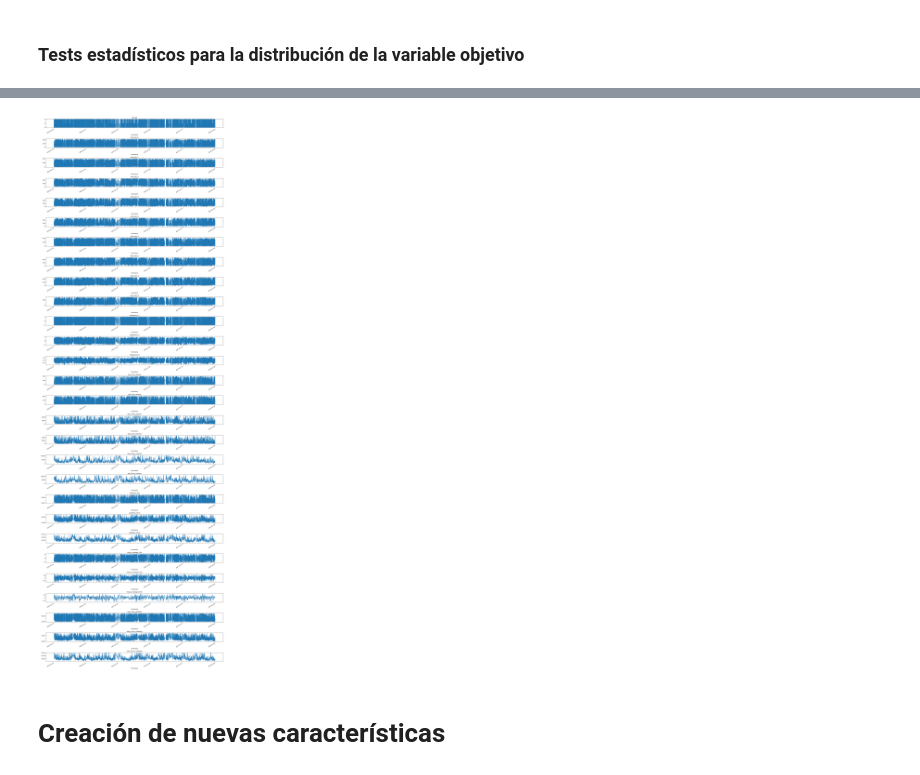
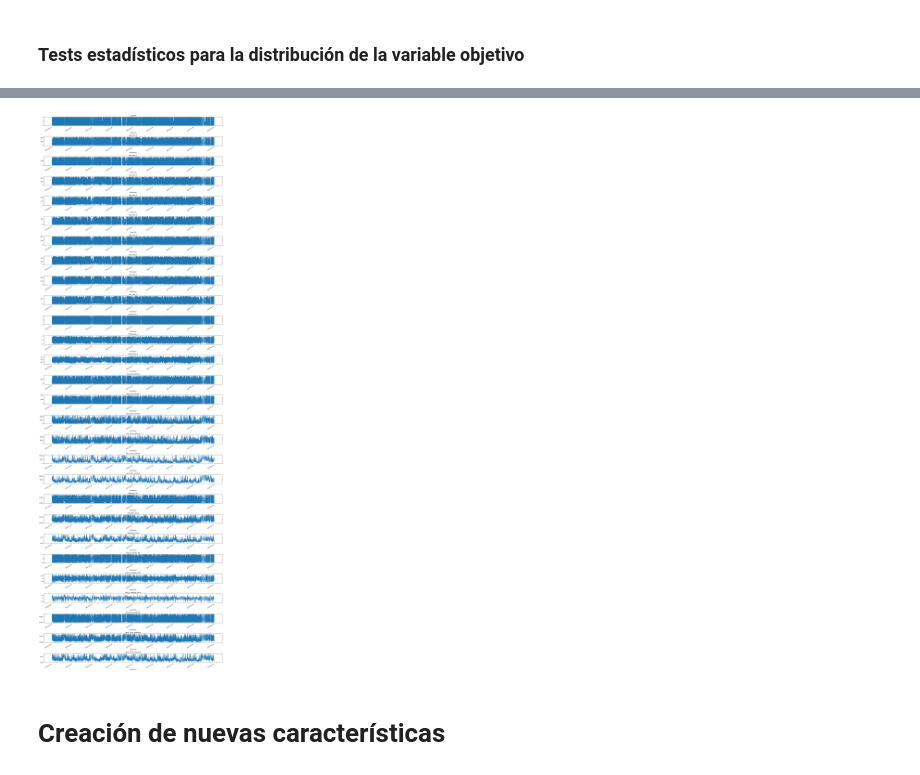
Before and after one commit to IFTrejoM/Binance-price-volatility-predictions-LSTM, a Jupyter notebook: binance.ipynb, the cells around one changed output, grey strips where cells are left out. Saved outputs shown, nothing was run; the diff lists cells and outputs as text; code cells hidden in the pictures.

```diff
--- a/binance.ipynb
+++ b/binance.ipynb
@@ -44,7 +44,7 @@ df_train_1.set_index('timestamp', inplace=True)
 # %%
 df_dict = {}
 
-for data in ['train_1', 'train_2']:
+for data in ['train_1', 'train_2', 'train_3']:
     # Importar datos y eliminar columnas innecesarias:
     df_dict[data] = pd.read_parquet(f'datasets/{data}.parquet')
     df_dict[data].drop(columns=['Unnamed: 0', 'ask_size_0'], axis=1, inplace=True) # 'ask_size_0' eliminada por multicolinealidad perfecta.
@@ -57,8 +57,8 @@ for data in ['train_1', 'train_2']:
     df_dict[data].set_index('timestamp', inplace=True)
 
 # Concatenar 'train_1' y 'train_2':
-df = pd.concat([df_dict['train_1'], df_dict['train_2']])
-df.sort_values(by='timestamp', inplace=True, ascending=True)
+df_train = pd.concat([df_dict['train_1'], df_dict['train_2'], df_dict['train_3']])
+df_train.sort_values(by='timestamp', inplace=True, ascending=True)
 # %%
 print(df_dict['train_2'].index[0])
 print(df_dict['train_2'].index[-1])
@@ -124,7 +124,7 @@ Name: timestamp, dtype: int64
 En `time_diff` notamos que hay una importante cantidad de diferencias cero `0 days 00:00:00` porque se trata de filas duplicadas. Aunque desconocemos el origen de su volumen, por el momento podría ser prudente eliminarlas.
 # %%
 # Eliminamos valores duplicados:
-df_train_1 = df_train_1.drop_duplicates()
+df_train = df_train.drop_duplicates()
 # %% [markdown]
 En `time_diff` también se observan también saltos temporales atípicos de 10 minutos. Investigamos su naturaleza.
 # %%
@@ -184,5 +190,5 @@ DatetimeIndex(['2023-01-23 23:54:59.459493120',
 Los saltos temporales de 10 minutos ocurren cada vez entre las `23:55:00` y las `00:05:00`. Esto puede tratarse a cierres temporales programados en el sistema de recolección de datos.
 # %%
 # Eliminamos valores atípicos:
-df_train_1 = remove_outliers(df_train_1, multiplier=1.5) # Mejor multiplicador: 1.5
+df_train = remove_outliers(df_train, multiplier=1.5) # Mejor multiplicador: 1.5
 # %%
@@ -225,7 +231,7 @@ plt.show()
 # %%
 import scipy.stats as stats
 
-Y = df_train_1['mid_p_change_10s']
+Y = df_train['mid_p_change_10s']
 
 # Test de Shapiro-Wilk
 shapiro_stat, shapiro_p = stats.shapiro(Y)
@@ -275,20 +281,20 @@ plt.show()
 # %%
-# # Plotear líneas de cada variable:
-# fig, axs = plt.subplots(len(df_train_1.columns), 1, figsize=(20, 60))
-# for i, col in enumerate(df_train_1.columns):
-#     df_train_1[col].plot(ax=axs[i], title=col)
-# plt.tight_layout()
-# plt.savefig('images/lineplots.png', dpi='figure')
+# Plotear líneas de cada variable:
+fig, axs = plt.subplots(len(df_train.columns), 1, figsize=(20, 60))
+for i, col in enumerate(df_train.columns):
+    df_train[col].plot(ax=axs[i], title=col)
+plt.tight_layout()
+plt.savefig('images/lineplots.png', dpi='figure')
+plt.show()
+
+# # Leer la imagen del archivo
+# img = mpimg.imread('images/lineplots.png')
+# plt.figure(figsize=(15,45))
+# plt.imshow(img)
+# plt.axis('off')
 # plt.show()
-
-# Leer la imagen del archivo
-img = mpimg.imread('images/lineplots.png')
-plt.figure(figsize=(15,45))
-plt.imshow(img)
-plt.axis('off')
-plt.show()
 # %% [output]
-[figure, old version]
+[figure, new version]
 # %% [markdown]
 # Creación de nuevas características
 # %%
```
Also changed, not shown: parts of 33 cells of this notebook, 5 other files.
